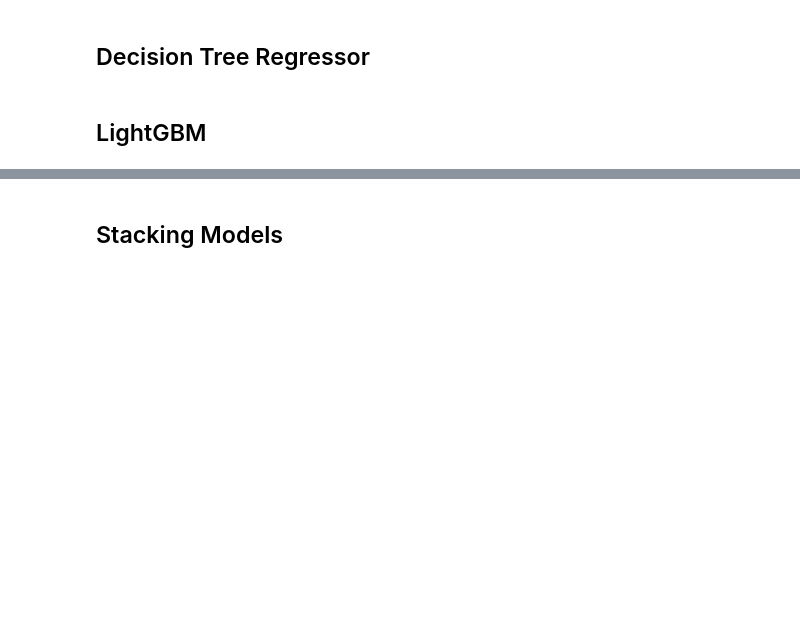
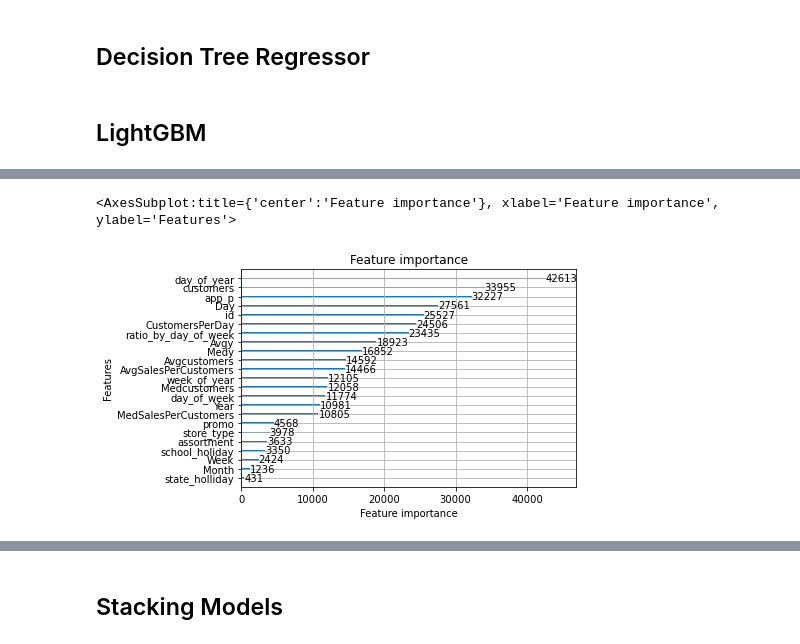
Before and after one commit to Omarbenjelloun915/ProjetData, a Jupyter notebook: ProjetDATA.ipynb, the cells around one changed output, grey strips where cells are left out. Saved outputs shown, nothing was run; the diff lists cells and outputs as text; code cells hidden in the pictures; blank space fills up the shorter version.

```diff
--- a/ProjetDATA.ipynb
+++ b/ProjetDATA.ipynb
@@ -571,21 +453,0 @@ train_model_grid_search(model_name = 'SVM',
-# %%
-# Separating the features and the target
-X, y = train_df_new.drop(columns=['y', 'id']), train_df_new['y']
-
-# Standardizing the features
-scaler = StandardScaler()
-X = scaler.fit_transform(X)
-
-# Print input/target format
-print(f'Input shape  : {X.shape}')
-print(f'Target shape : {y.shape}\n')
-print(f'Target : \n{y}')
-# %%
-# Split to train and test
-X_train, X_valid, y_train, y_valid = train_test_split(X, y, test_size=0.2, random_state=42)
-X_test = scaler.transform(test_df_new.drop(columns=['y', 'id']))
-
-# Print Data size
-print(f'Train size : {X_train.shape[0]}')
-print(f'Validation size : {X_valid.shape[0]}')
-print(f'Test size : {X_test.shape[0]}')
@@ -744,20 +517,20 @@ test_preds
 # %%
 import lightgbm as lgb
 base_lgb_model = lgb.LGBMRegressor(num_leaves=65,
-                               n_estimators=4000,
+                               n_estimators=4900,
                                max_depth=15,
                                min_child_weight=0.008,
-                               learning_rate=0.1,
+                               learning_rate=0.12,
                                subsample=0.8,
                                colsample_bytree=0.8,
                                reg_alpha=0.1,
                                reg_lambda=1,
-                               min_child_samples=20
+                               verbose = 1
                                 )
 # %%
 base_lgb_model.fit(X_train[X], y_train,
                  eval_set = [(X_train[X], y_train), (X_valid[X], y_valid)],
                  eval_metric = 'mae',
-                 early_stopping_rounds = 100
+                 early_stopping_rounds = 200
                 )
 # %% [output]
@@ -790,3 +563,8 @@ LGBMRegressor(colsample_bytree=0.8, max_depth=15, min_child_weight=0.008,
+# %%
+lgb.plot_importance(base_lgb_model)
+# %% [output]
+<AxesSubplot:title={'center':'Feature importance'}, xlabel='Feature importance', ylabel='Features'>
+[figure, added]
 # %%
 features = build_features(test_df, store_df)
 
```
Also changed, not shown: parts of 55 cells of this notebook, 1 other file.
